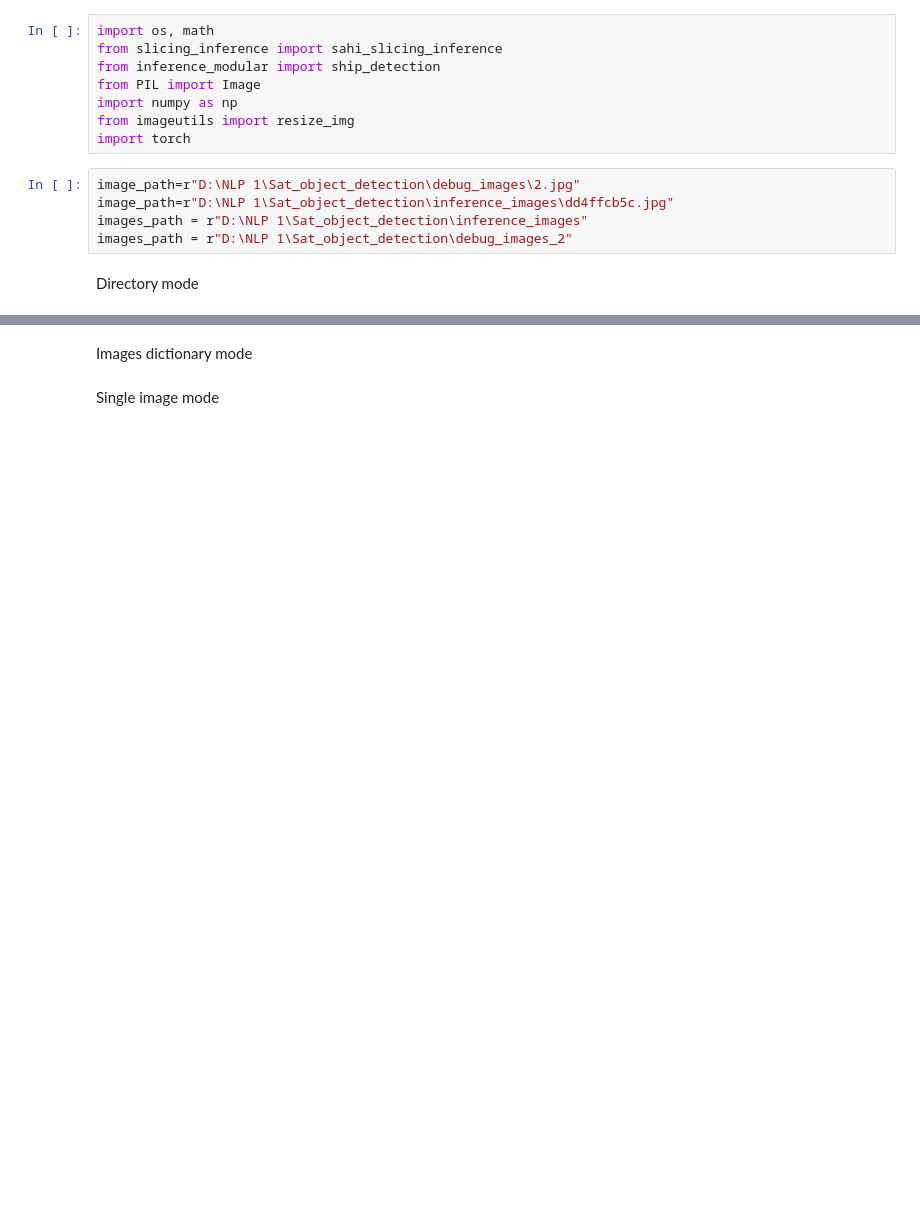
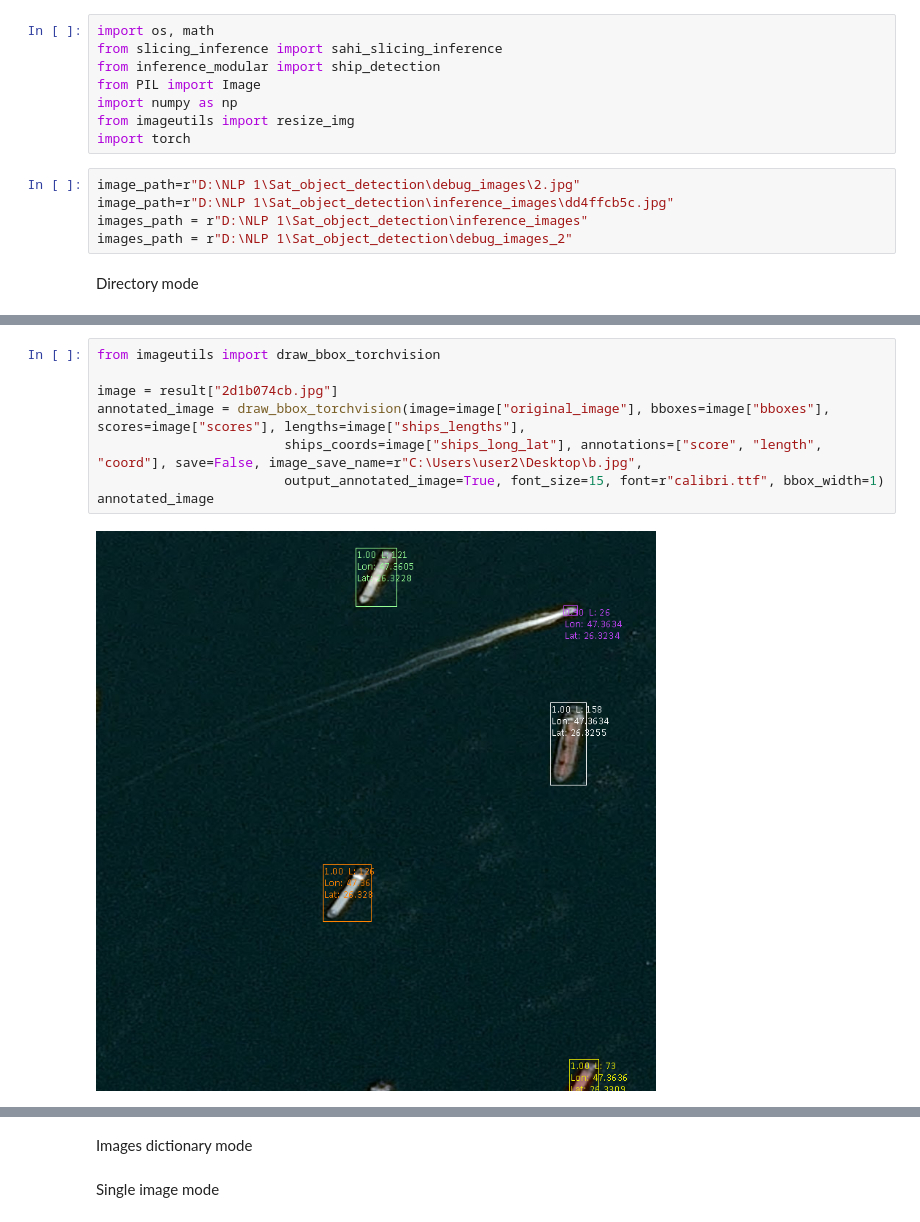
Before and after one commit to FarshadAmiri/Sat_object_detection, a Jupyter notebook: debug.ipynb, the cells around one changed output, grey strips where cells are left out. Drawn from its saved outputs; the diff is of its cells as text; blank space fills up the shorter version.

```diff
--- a/debug.ipynb
+++ b/debug.ipynb
@@ -49,0 +72,10 @@ result["9196798a9.jpg"]["annotated_image"]
+# %%
+from imageutils import draw_bbox_torchvision
+
+image = result["2d1b074cb.jpg"]
+annotated_image = draw_bbox_torchvision(image=image["original_image"], bboxes=image["bboxes"], scores=image["scores"], lengths=image["ships_lengths"],
+                        ships_coords=image["ships_long_lat"], annotations=["score", "length", "coord"], save=False, image_save_name=r"C:\Users\user2\Desktop\b.jpg",
+                        output_annotated_image=True, font_size=15, font=r"calibri.ttf", bbox_width=1)
+annotated_image
+# %% [output]
+[figure, added]
```
Also changed, not shown: parts of 6 cells of this notebook, 2 other files.
